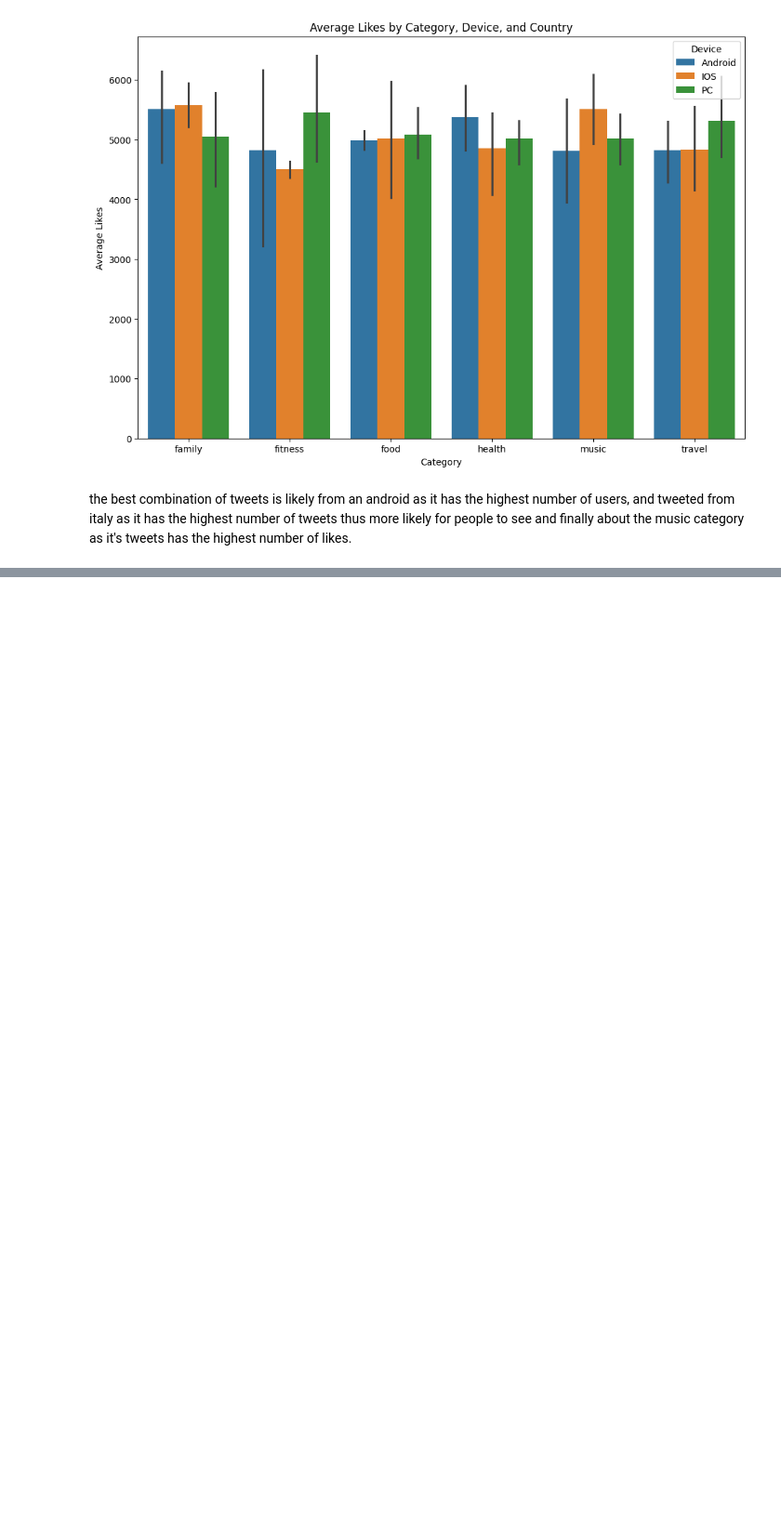
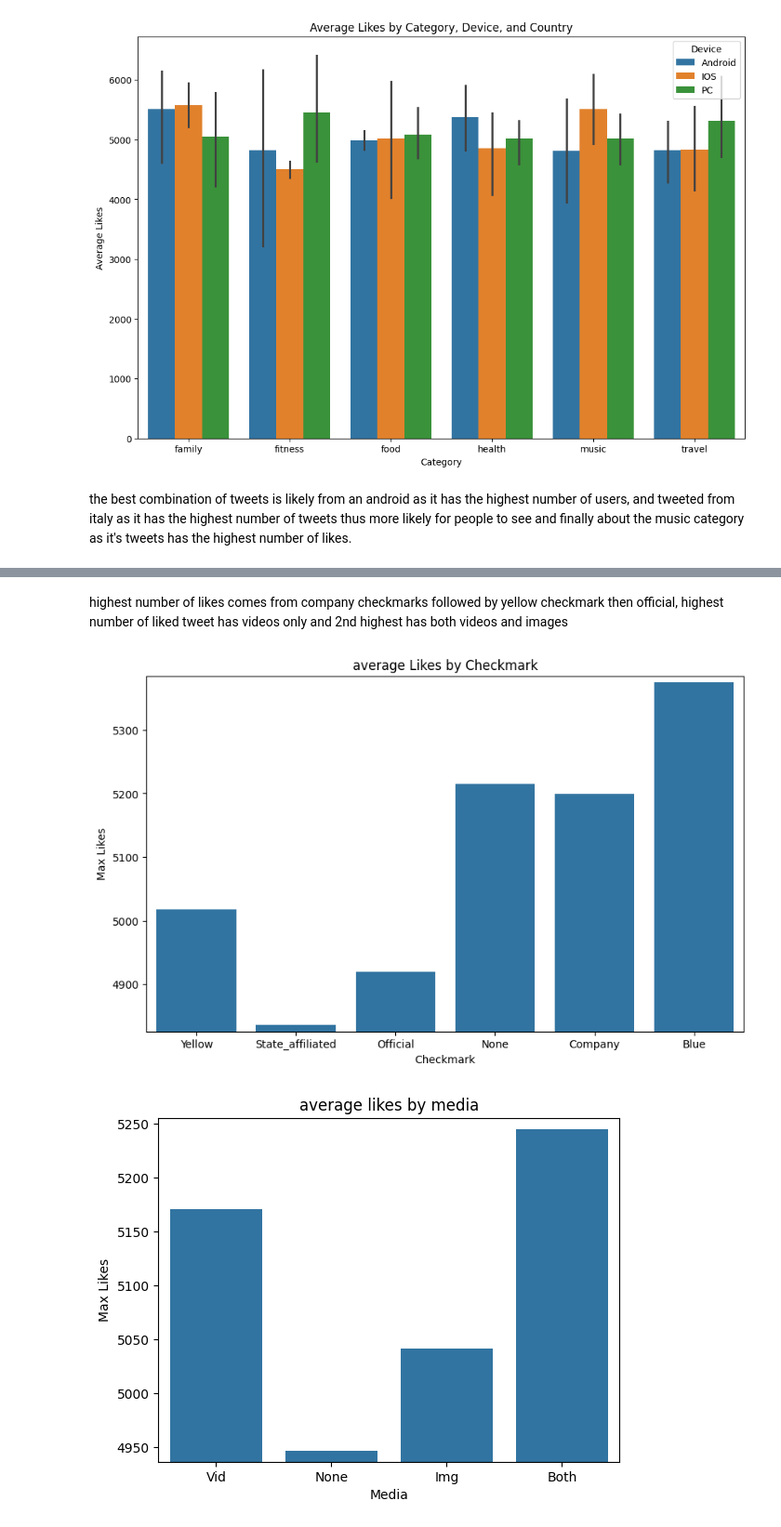
Before and after one commit to Khogeta/analysis, a Jupyter notebook: tweet_analysis_p1.ipynb, the cells around one changed output, grey strips where cells are left out. Shown at 93% size. Cells and saved outputs as stored; diff of their text form; code cells hidden in the pictures; blank space fills up the shorter version.

```diff
--- a/tweet_analysis_p1.ipynb
+++ b/tweet_analysis_p1.ipynb
@@ -262,0 +299,22 @@ the best combination of tweets is likely from an android as it has the highest n
+# %% [markdown]
+highest number of likes comes from company checkmarks followed by yellow checkmark then official, highest number of liked tweet has videos only and 2nd highest has both videos and images
+# %%
+avg_check = df.groupby('Checkmark')['Likes'].mean().sort_index(ascending=False).reset_index()
+
+plt.figure(figsize=(10, 6))
+sns.barplot(x='Checkmark', y='Likes', data=avg_check)
+plt.ylim(avg_check['Likes'].min() - 10, avg_check['Likes'].max() + 10)  # Adjust the limits
+plt.title('average Likes by Checkmark')
+plt.xlabel('Checkmark')
+plt.ylabel('Max Likes')
+plt.show()
+avg_media = df.groupby('Media')['Likes'].mean().sort_index(ascending=False).reset_index()
+sns.barplot(x='Media',y='Likes',data=avg_media)
+plt.ylim(avg_media['Likes'].min() - 10, avg_media['Likes'].max() + 10)
+plt.title('average likes by media')
+plt.xlabel('Media')
+plt.ylabel('Max Likes')
+plt.show()
+# %% [output]
+[figure, added]
+[figure, added]
```
Also changed, not shown: parts of 8 cells of this notebook.
